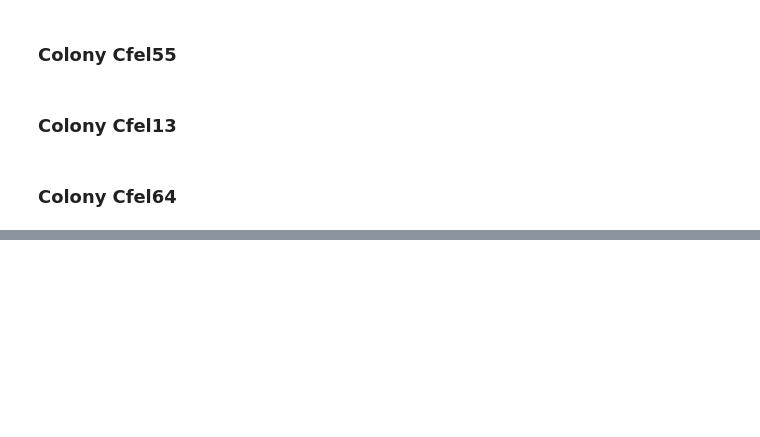
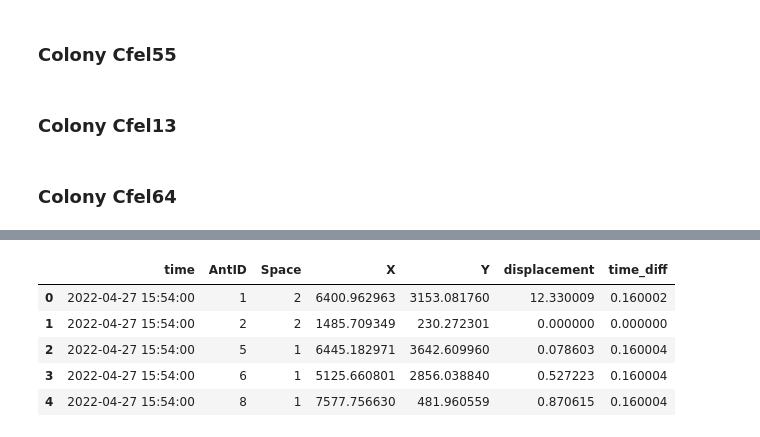
Before and after one commit to EbiAG/fort-myrmidon-analysis, a Jupyter notebook: notebooks/02_trajectory_analysis.ipynb, the cells around one changed output, grey strips where cells are left out. Saved outputs shown, nothing was run; the diff lists cells and outputs as text; code cells hidden in the pictures; blank space fills up the shorter version.

```diff
--- a/notebooks/02_trajectory_analysis.ipynb
+++ b/notebooks/02_trajectory_analysis.ipynb
@@ -384,0 +791,17 @@ cfel64_disp = [
+# %%
+disp_df = disp_df[disp_df["time_diff"] < 1]
+# %%
+disp_df = (
+    disp_df.groupby([pd.Grouper(freq=freq), "AntID", "Space"])
+    .agg({"X": "mean", "Y": "mean", "displacement": "mean", "time_diff": "mean"})
+    .reset_index()
+)
+# %%
+disp_df.head(5)
+# %% [output]
+|  | time | AntID | Space | X | Y | displacement | time_diff |
+| 0 | 2022-04-27 15:54:00 | 1 | 2 | 6400.962963 | 3153.081760 | 12.330009 | 0.160002 |
+| 1 | 2022-04-27 15:54:00 | 2 | 2 | 1485.709349 | 230.272301 | 0.000000 | 0.000000 |
+| 2 | 2022-04-27 15:54:00 | 5 | 1 | 6445.182971 | 3642.609960 | 0.078603 | 0.160004 |
+| 3 | 2022-04-27 15:54:00 | 6 | 1 | 5125.660801 | 2856.038840 | 0.527223 | 0.160004 |
+| 4 | 2022-04-27 15:54:00 | 8 | 1 | 7577.756630 | 481.960559 | 0.870615 | 0.160004 |
```
Also changed, not shown: parts of 58 cells of this notebook, 5 other files.
